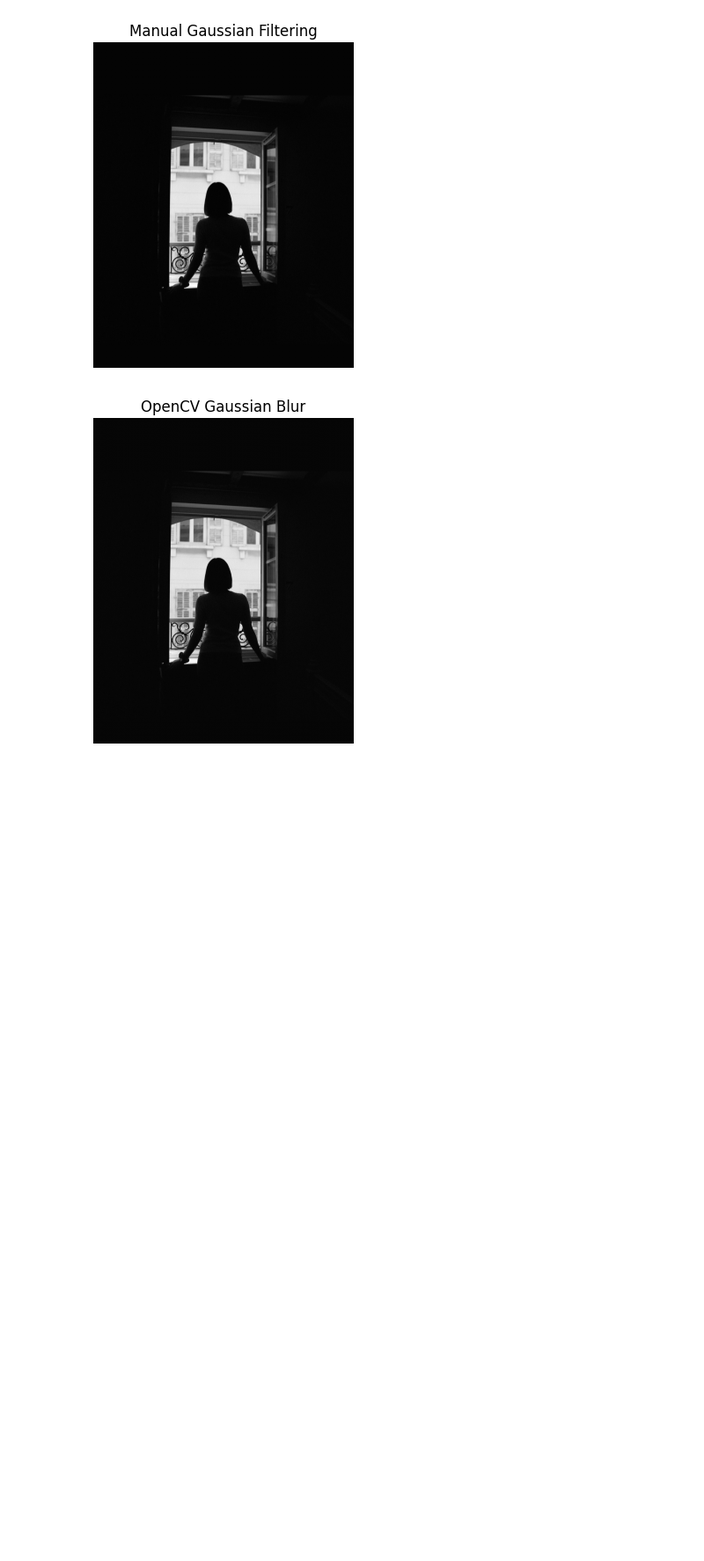
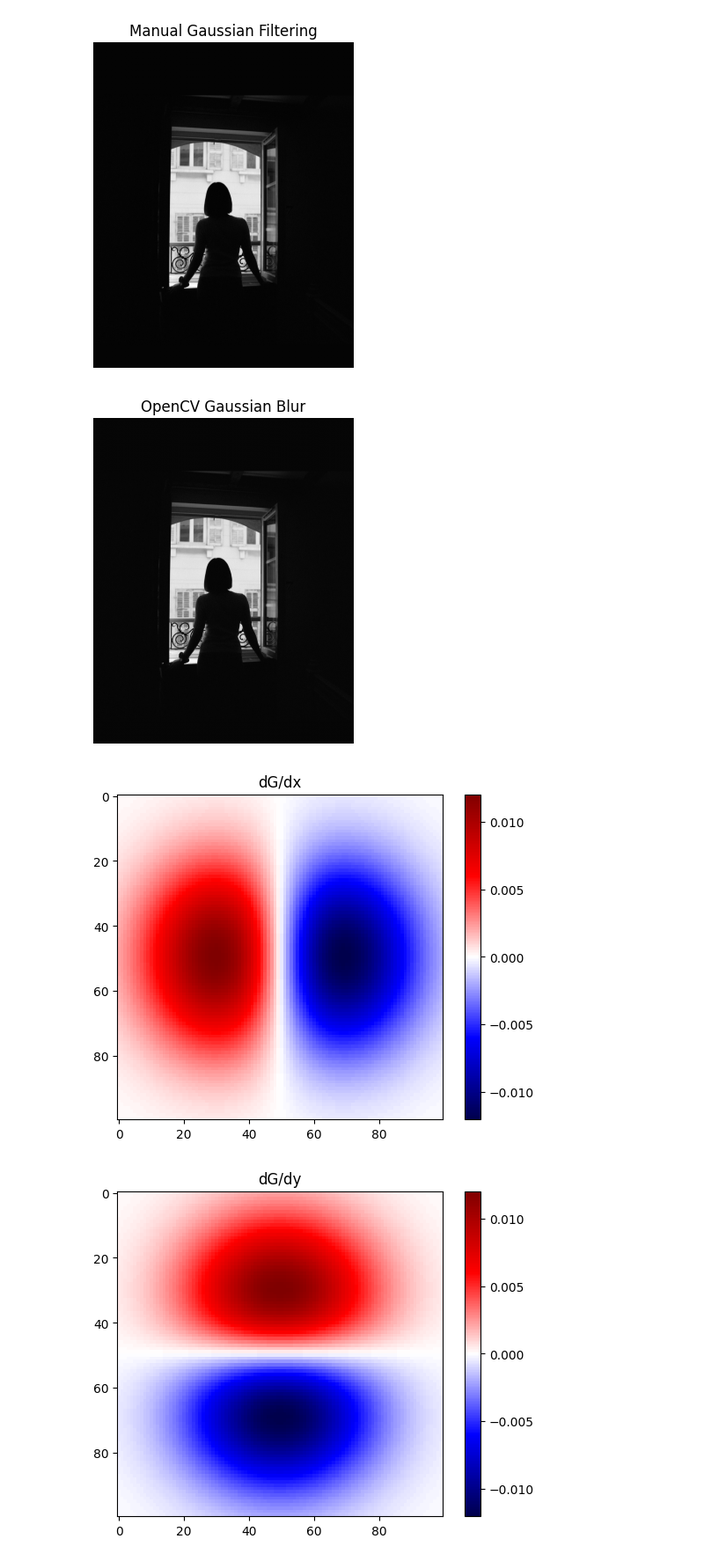
Before and after one commit to kavinduabekoon/GitHub, a Jupyter notebook: Untitled-1.ipynb, the cells around one changed output. Shown at 88% size. Cells and saved outputs as stored; diff of their text form; code cells hidden in the pictures; blank space fills up the shorter version.

```diff
--- a/Untitled-1.ipynb
+++ b/Untitled-1.ipynb
@@ -195,3 +194,27 @@ plt.axis('off')
 plt.show()
 # %% [output]
 [figure]
+# %%
+import numpy as np
+import matplotlib.pyplot as plt
+
+sigma = 2
+ax = np.linspace(-5, 5, 100)
+x, y = np.meshgrid(ax, ax)
+
+G = (1/(2*np.pi*sigma**2)) * np.exp(-(x**2 + y**2)/(2*sigma**2))
+Gx = -x/(sigma**2) * G
+Gy = -y/(sigma**2) * G
+
+plt.imshow(Gx, cmap='seismic')
+plt.title("dG/dx")
+plt.colorbar()
+plt.show()
+
+plt.imshow(Gy, cmap='seismic')
+plt.title("dG/dy")
+plt.colorbar()
+plt.show()
+# %% [output]
+[figure, added]
+[figure, added]
```
Also changed, not shown: parts of 5 cells of this notebook.
